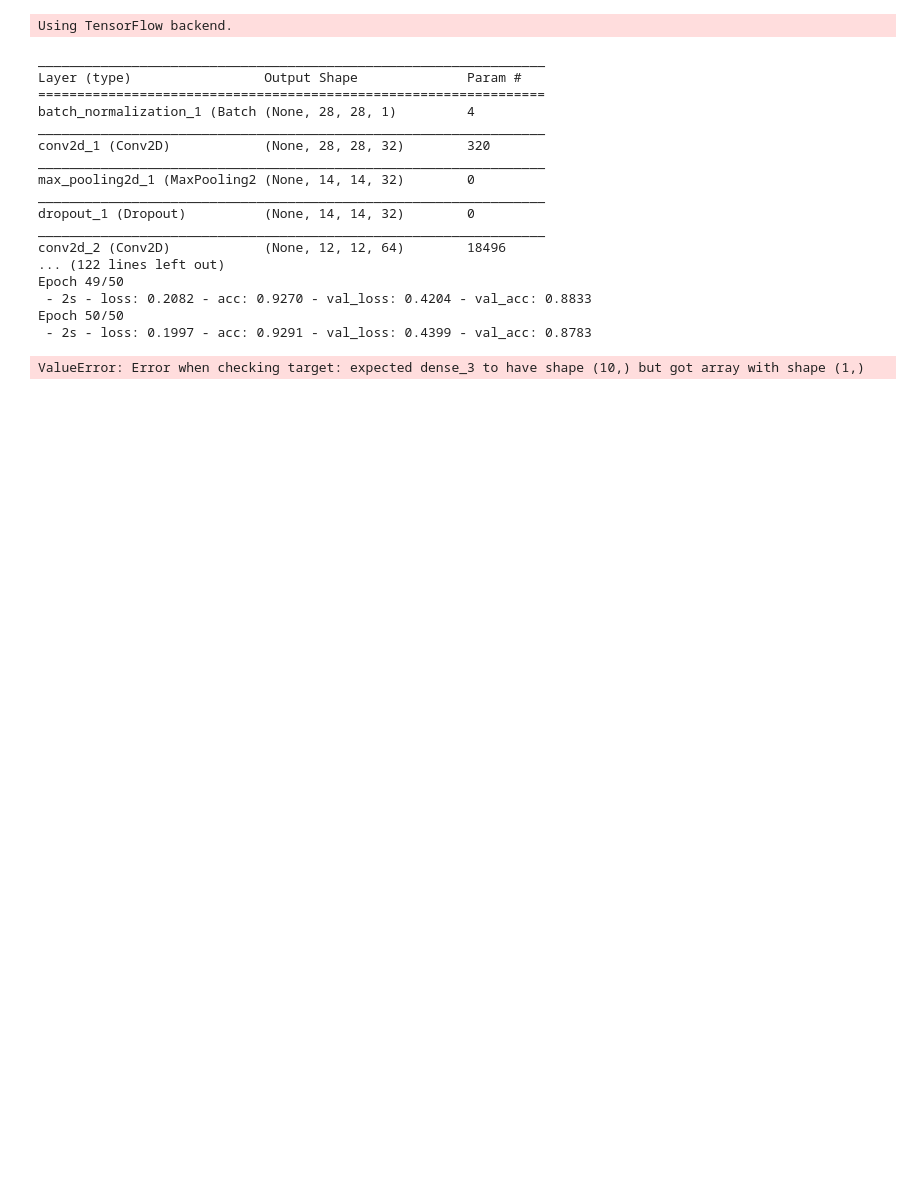
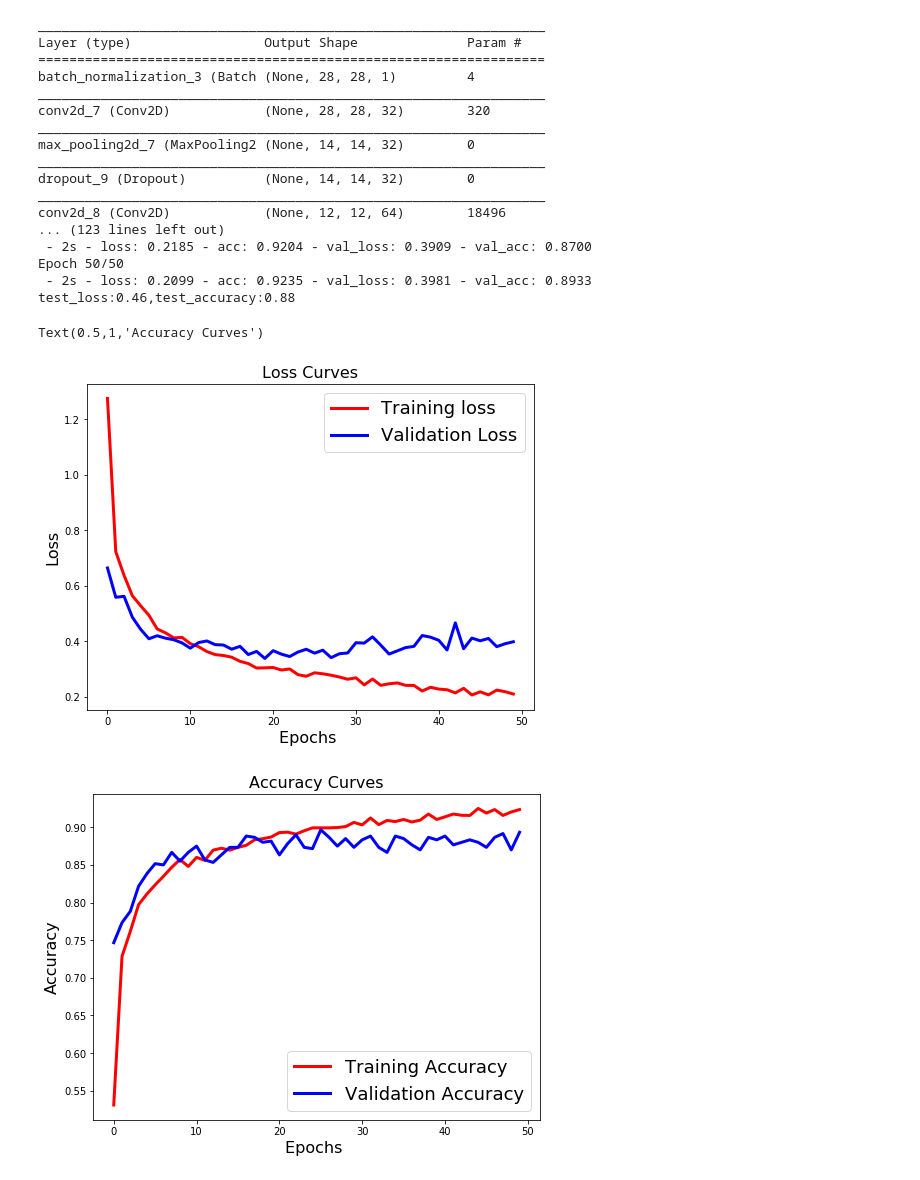
Before and after one commit to DeepMachineLearning/Mura-oscar2song, a Jupyter notebook: keras_fash_data_win.ipynb, the cells around one changed output. Drawn from its saved outputs; the diff is of its cells as text; code cells hidden in the pictures; blank space fills up the shorter version.

```diff
--- a/keras_fash_data_win.ipynb
+++ b/keras_fash_data_win.ipynb
@@ -97,50 +97,51 @@ def create_cnn_model():
 	cnn.add(Dense(n_classes, activation='softmax'))
 	cnn.compile(loss='categorical_crossentropy', metrics=['accuracy'],optimizer="Adam")
 	return cnn
 
 # Create a model
 model=create_cnn_model()
 # Print the model summary
 model.summary()
 
 history = model.fit(X_train, Y_train, validation_split=0.10, batch_size=batch_size, epochs=epochs, verbose=2)
 
-test_loss, test_accuracy = model.evaluate(X_test, y_test, verbose=0)
+test_loss, test_accuracy = model.evaluate(X_test, Y_test, verbose=0)
 print ('test_loss:%2.2f,test_accuracy:%2.2f' % (test_loss,test_accuracy))
 #Loss Curves
 plt.figure(figsize=[8,6])
 plt.plot(history.history['loss'],'r',linewidth=3.0)
 plt.plot(history.history['val_loss'],'b',linewidth=3.0)
 plt.legend(['Training loss', 'Validation Loss'],fontsize=18)
 plt.xlabel('Epochs ',fontsize=16)
 plt.ylabel('Loss',fontsize=16)
 plt.title('Loss Curves',fontsize=16)
 
 # Accuracy Curves
 plt.figure(figsize=[8,6])
 plt.plot(history.history['acc'],'r',linewidth=3.0)
 plt.plot(history.history['val_acc'],'b',linewidth=3.0)
 plt.legend(['Training Accuracy', 'Validation Accuracy'],fontsize=18)
 plt.xlabel('Epochs ',fontsize=16)
 plt.ylabel('Accuracy',fontsize=16)
 plt.title('Accuracy Curves',fontsize=16)
 # %% [output]
-Using TensorFlow backend.
+_________________________________________________________________
+Layer (type)                 Output Shape              Param #
+=================================================================
+batch_normalization_3 (Batch (None, 28, 28, 1)         4
+_________________________________________________________________
+conv2d_7 (Conv2D)            (None, 28, 28, 32)        320
+_________________________________________________________________
+max_pooling2d_7 (MaxPooling2 (None, 14, 14, 32)        0
+_________________________________________________________________
+dropout_9 (Dropout)          (None, 14, 14, 32)        0
+_________________________________________________________________
+conv2d_8 (Conv2D)            (None, 12, 12, 64)        18496
+... (123 lines left out)
+ - 2s - loss: 0.2185 - acc: 0.9204 - val_loss: 0.3909 - val_acc: 0.8700
+Epoch 50/50
+ - 2s - loss: 0.2099 - acc: 0.9235 - val_loss: 0.3981 - val_acc: 0.8933
+test_loss:0.46,test_accuracy:0.88
-_________________________________________________________________
-Layer (type)                 Output Shape              Param #
-=================================================================
-batch_normalization_1 (Batch (None, 28, 28, 1)         4
-_________________________________________________________________
-conv2d_1 (Conv2D)            (None, 28, 28, 32)        320
-_________________________________________________________________
-max_pooling2d_1 (MaxPooling2 (None, 14, 14, 32)        0
-_________________________________________________________________
-dropout_1 (Dropout)          (None, 14, 14, 32)        0
-_________________________________________________________________
-conv2d_2 (Conv2D)            (None, 12, 12, 64)        18496
-... (122 lines left out)
-Epoch 49/50
- - 2s - loss: 0.2082 - acc: 0.9270 - val_loss: 0.4204 - val_acc: 0.8833
-Epoch 50/50
- - 2s - loss: 0.1997 - acc: 0.9291 - val_loss: 0.4399 - val_acc: 0.8783
+Text(0.5,1,'Accuracy Curves')
-ValueError: Error when checking target: expected dense_3 to have shape (10,) but got array with shape (1,)
+[figure, added]
+[figure, added]
```
